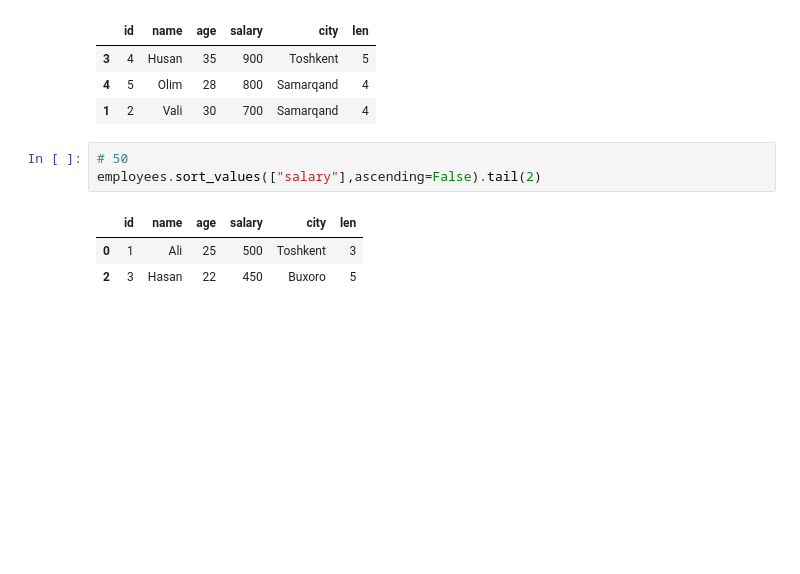
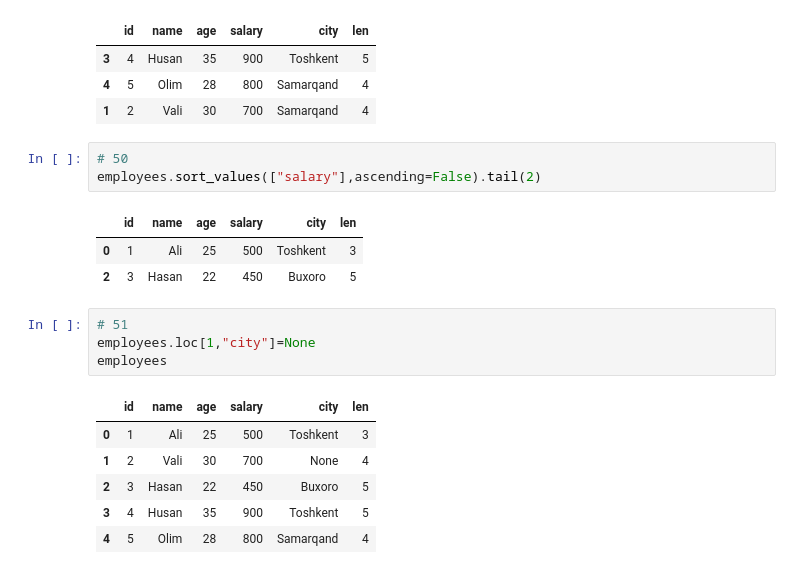
Before and after one commit to madaminovmuhammadjalil/pandas-exercises, a Jupyter notebook: Another_copy_of_Копия_pandas100.ipynb, the cells around one changed output. Cells and saved outputs as stored; diff of their text form; blank space fills up the shorter version.

```diff
--- a/Another_copy_of_Копия_pandas100.ipynb
+++ b/Another_copy_of_Копия_pandas100.ipynb
@@ -446,3 +446,14 @@ employees.sort_values(["salary"],ascending=False).tail(2)
 |  | id | name | age | salary | city | len |
 | 0 | 1 | Ali | 25 | 500 | Toshkent | 3 |
 | 2 | 3 | Hasan | 22 | 450 | Buxoro | 5 |
+# %%
+# 51
+employees.loc[1,"city"]=None
+employees
+# %% [output]
+|  | id | name | age | salary | city | len |
+| 0 | 1 | Ali | 25 | 500 | Toshkent | 3 |
+| 1 | 2 | Vali | 30 | 700 | None | 4 |
+| 2 | 3 | Hasan | 22 | 450 | Buxoro | 5 |
+| 3 | 4 | Husan | 35 | 900 | Toshkent | 5 |
+| 4 | 5 | Olim | 28 | 800 | Samarqand | 4 |
```
Also changed, not shown: parts of 23 cells of this notebook.
